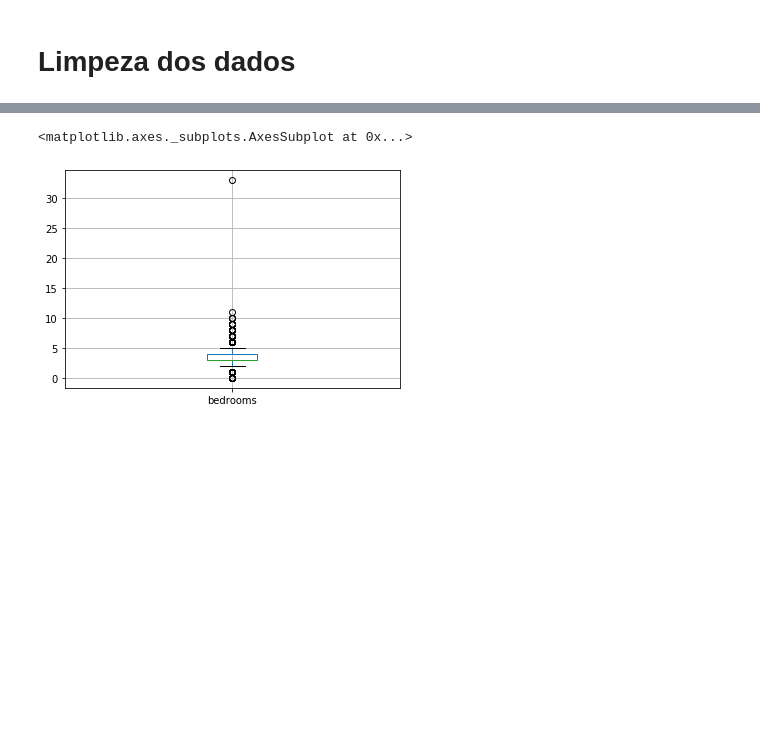
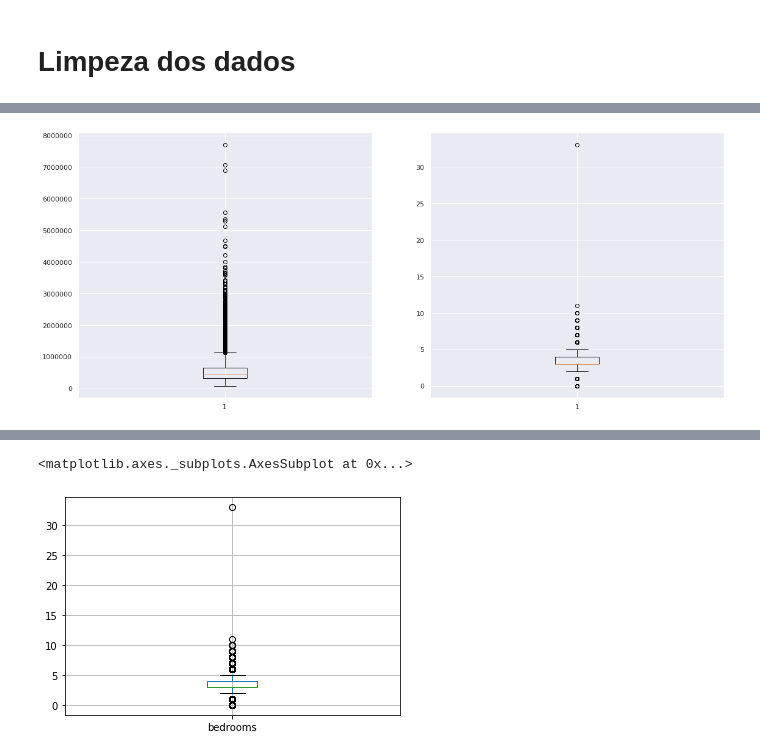
Before and after one commit to GuilhermeGNO/Projetos-Data-Science, a Jupyter notebook: Projeto House Rocket/HR_EDA.ipynb, the cells around one changed output, grey strips where cells are left out. Drawn from its saved outputs; the diff is of its cells as text; code cells hidden in the pictures; blank space fills up the shorter version.

```diff
--- a/Projeto House Rocket/HR_EDA.ipynb
+++ b/Projeto House Rocket/HR_EDA.ipynb
@@ -94 +105,11 @@ array([1.  , 2.25, 3.  , 2.  , 4.5 , 1.5 , 2.5 , 1.75, 2.75, 3.25, 4.  ,
+# %%
+fig, axes = plt.subplots(nrows = 1, ncols = 2, figsize=(19,8))
+
+bplot1 = axes[0].boxplot(data['price'])
+
+https://matplotlib.org/3.1.0/gallery/statistics/boxplot_color.html
+
+bplot2 = axes[1].boxplot(data['bedrooms'])
+# %% [output]
+[figure, added]
 # %%
```
Also changed, not shown: parts of 12 cells of this notebook.
